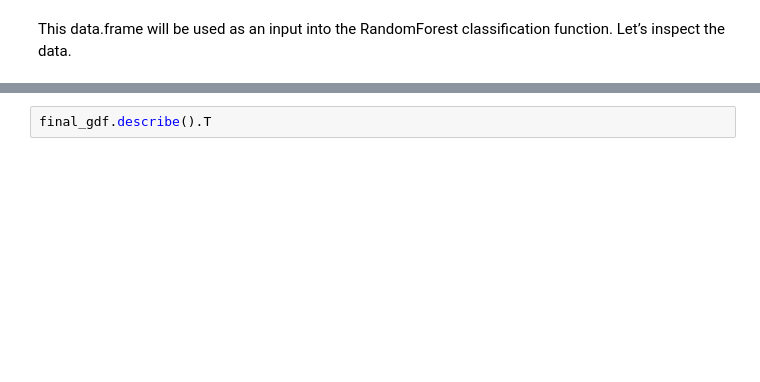
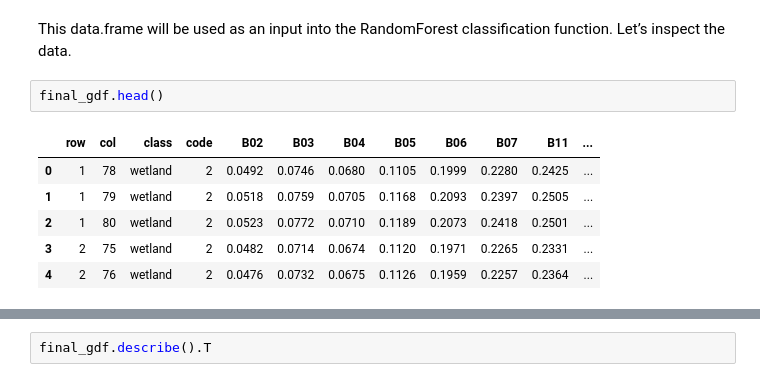
Before and after one commit to amrirasyidi/AdvancedRasterAnalysis, a Jupyter notebook: python/notebook.ipynb, the cells around one changed output, grey strips where cells are left out. Cells and saved outputs as stored; diff of their text form; blank space fills up the shorter version.

```diff
--- a/python/notebook.ipynb
+++ b/python/notebook.ipynb
@@ -461,3 +435,12 @@ final_gdf = gpd.GeoDataFrame(
 final_gdf = final_gdf.reset_index().drop(columns=['index'])
 # %% [markdown]
 This data.frame will be used as an input into the RandomForest classification function. Let’s inspect the data.
+# %%
+final_gdf.head()
+# %% [output]
+|  | row | col | class | code | B02 | B03 | B04 | B05 | B06 | B07 | B11 | ... |
+| 0 | 1 | 78 | wetland | 2 | 0.0492 | 0.0746 | 0.0680 | 0.1105 | 0.1999 | 0.2280 | 0.2425 | ... |
+| 1 | 1 | 79 | wetland | 2 | 0.0518 | 0.0759 | 0.0705 | 0.1168 | 0.2093 | 0.2397 | 0.2505 | ... |
+| 2 | 1 | 80 | wetland | 2 | 0.0523 | 0.0772 | 0.0710 | 0.1189 | 0.2073 | 0.2418 | 0.2501 | ... |
+| 3 | 2 | 75 | wetland | 2 | 0.0482 | 0.0714 | 0.0674 | 0.1120 | 0.1971 | 0.2265 | 0.2331 | ... |
+| 4 | 2 | 76 | wetland | 2 | 0.0476 | 0.0732 | 0.0675 | 0.1126 | 0.1959 | 0.2257 | 0.2364 | ... |
```
Also changed, not shown: parts of 42 cells of this notebook.
